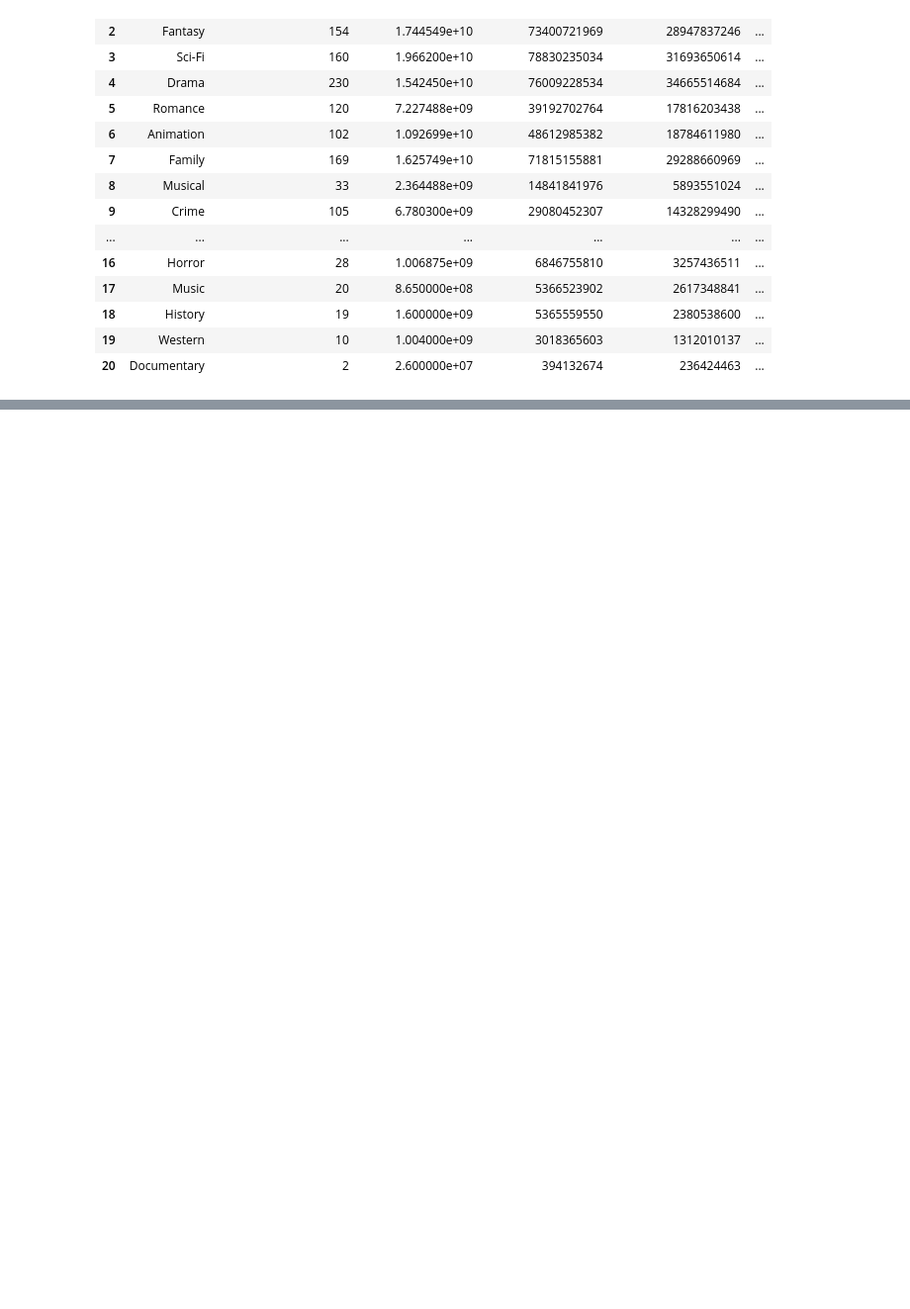
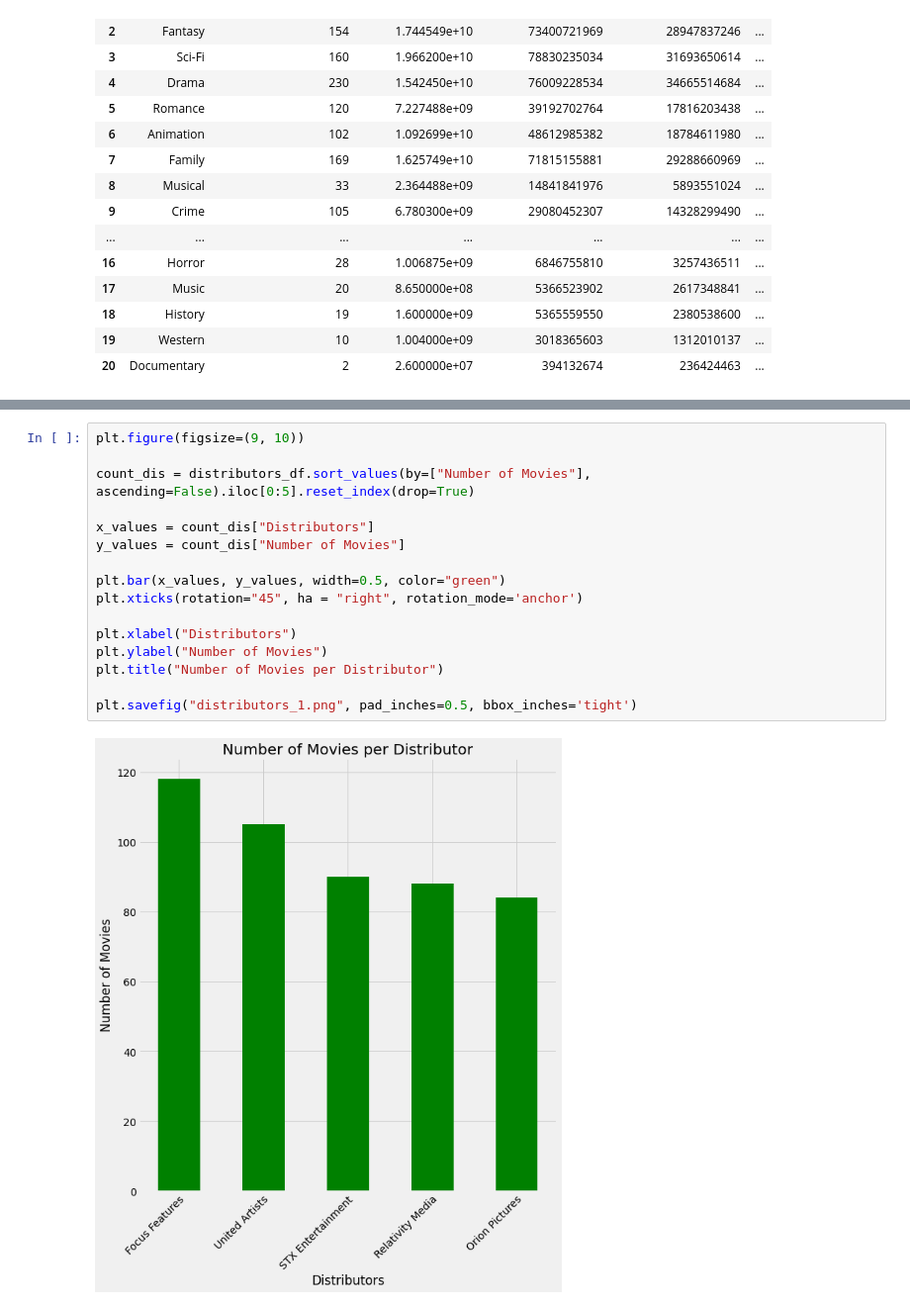
Before and after one commit to bryanmangrum/wranglemasters, a Jupyter notebook: data_cleanup.ipynb, the cells around one changed output, grey strips where cells are left out. Shown: that part at 99% size. Drawn from its saved outputs; the diff is of its cells as text; blank space fills up the shorter version.

```diff
--- a/data_cleanup.ipynb
+++ b/data_cleanup.ipynb
@@ -331,4 +331,22 @@ distributors_df.sort_values(by=["Revenue"], ascending=False).iloc[0:10].reset_in
 | 7 | Columbia Pictures | 17 | 6306075178 | 1.027000e+09 | 3.709456e+08 | 6.041176e+07 |
 | 8 | New Line Cinema | 12 | 5584123187 | 9.600000e+08 | 4.653436e+08 | 8.000000e+07 |
 | 9 | Warner Bros. | 16 | 5565291020 | 1.126000e+09 | 3.478307e+08 | 7.037500e+07 |
+# %%
+plt.figure(figsize=(9, 10))
+
+count_dis = distributors_df.sort_values(by=["Number of Movies"], ascending=False).iloc[0:5].reset_index(drop=True)
+
+x_values = count_dis["Distributors"]
+y_values = count_dis["Number of Movies"]
+
+plt.bar(x_values, y_values, width=0.5, color="green")
+plt.xticks(rotation="45", ha = "right", rotation_mode='anchor')
+
+plt.xlabel("Distributors")
+plt.ylabel("Number of Movies")
+plt.title("Number of Movies per Distributor")
+
+plt.savefig("distributors_1.png", pad_inches=0.5, bbox_inches='tight')
+# %% [output]
+[figure, added]
 # %%
```
Also changed, not shown: parts of 3 cells of this notebook.
